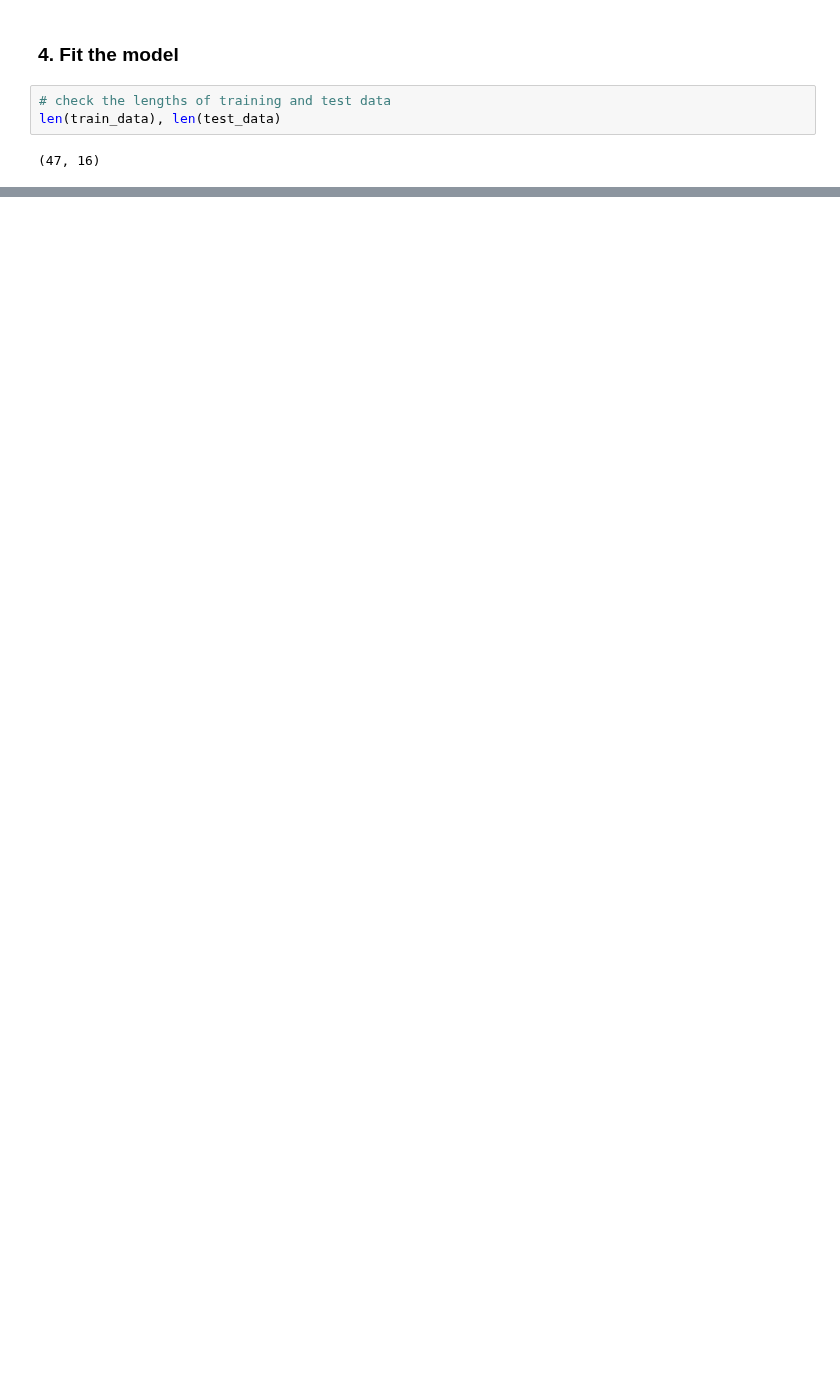
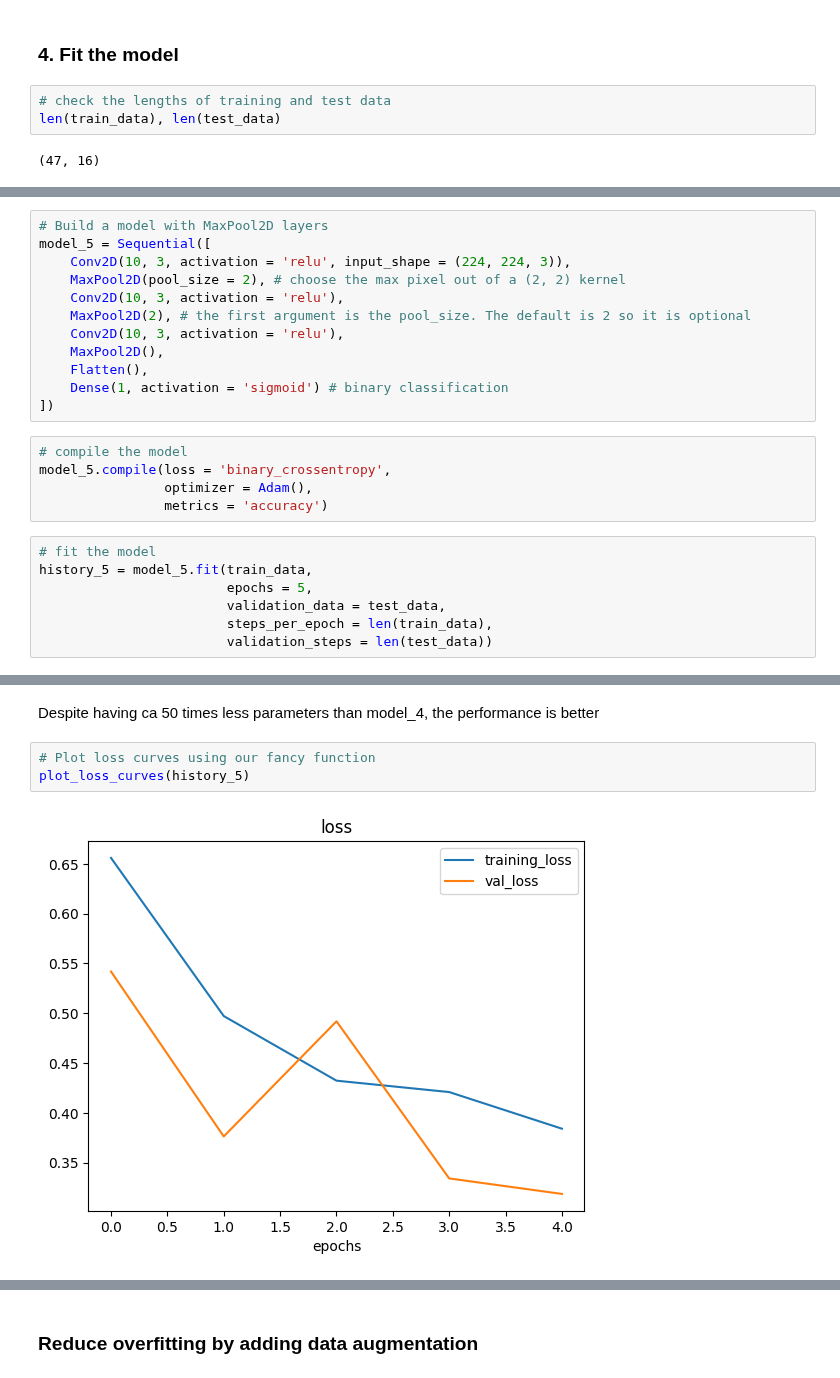
Before and after one commit to kacper-dobrow/tensorflow-course, a Jupyter notebook: 03_introduction_to_CNN_and_computer_vision.ipynb, the cells around one changed output, grey strips where cells are left out. Saved outputs shown, nothing was run; the diff lists cells and outputs as text; blank space fills up the shorter version.

```diff
--- a/03_introduction_to_CNN_and_computer_vision.ipynb
+++ b/03_introduction_to_CNN_and_computer_vision.ipynb
@@ -518,0 +588,24 @@ Epoch 5/5
+# %%
+# Build a model with MaxPool2D layers
+model_5 = Sequential([
+    Conv2D(10, 3, activation = 'relu', input_shape = (224, 224, 3)),
+    MaxPool2D(pool_size = 2), # choose the max pixel out of a (2, 2) kernel
+    Conv2D(10, 3, activation = 'relu'),
+    MaxPool2D(2), # the first argument is the pool_size. The default is 2 so it is optional
+    Conv2D(10, 3, activation = 'relu'),
+    MaxPool2D(),
+    Flatten(),
+    Dense(1, activation = 'sigmoid') # binary classification
+])
+# %%
+# compile the model
+model_5.compile(loss = 'binary_crossentropy',
+                optimizer = Adam(),
+                metrics = 'accuracy')
+# %%
+# fit the model
+history_5 = model_5.fit(train_data,
+                        epochs = 5,
+                        validation_data = test_data,
+                        steps_per_epoch = len(train_data),
+                        validation_steps = len(test_data))
@@ -518,0 +644,7 @@ Epoch 5/5
+# %% [markdown]
+Despite having ca 50 times less parameters than model_4, the performance is better
+# %%
+# Plot loss curves using our fancy function
+plot_loss_curves(history_5)
+# %% [output]
+[figure, added]
@@ -518,0 +652,2 @@ Epoch 5/5
+# %% [markdown]
+### Reduce overfitting by adding data augmentation
```
Also changed, not shown: parts of 17 cells of this notebook.
